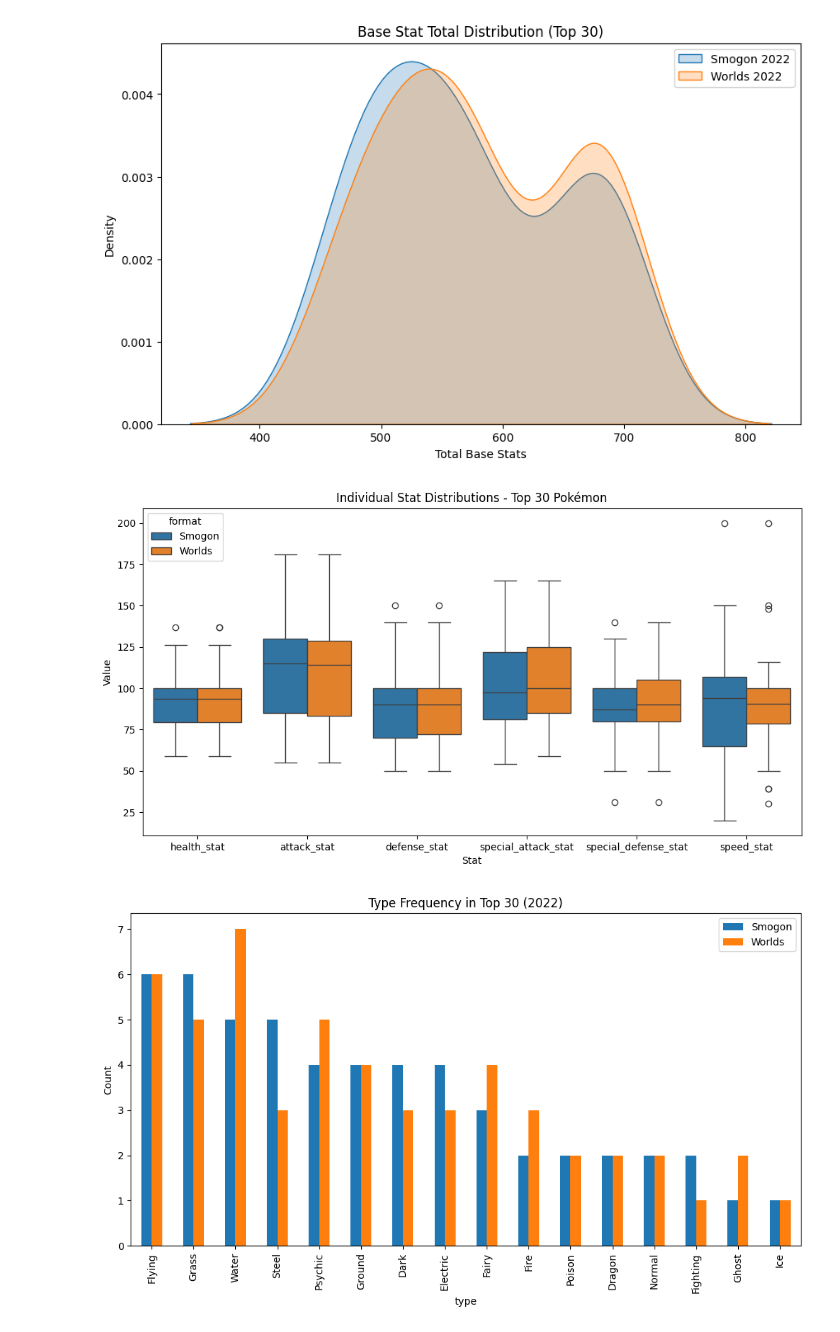
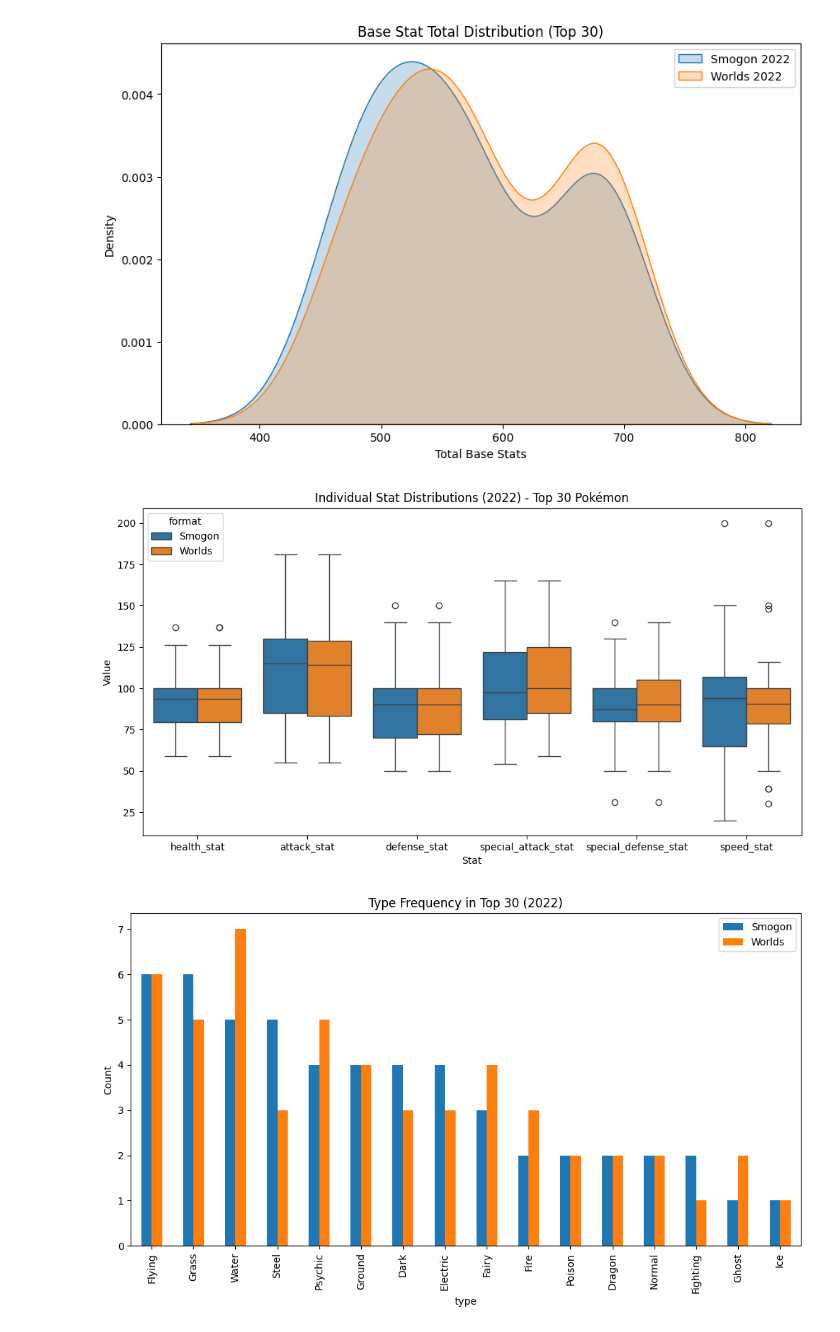
Before and after one commit to RHangal/pokemon-project, a Jupyter notebook: notebooks/02_2022_competitive_trends_eda.ipynb, the cells around one changed output. Saved outputs shown, nothing was run; the diff lists cells and outputs as text; code cells hidden in the pictures.

```diff
--- a/notebooks/02_2022_competitive_trends_eda.ipynb
+++ b/notebooks/02_2022_competitive_trends_eda.ipynb
@@ -125,18 +125,18 @@ plt.show()
 # %%
 stat_cols = ["health_stat", "attack_stat", "defense_stat",
              "special_attack_stat", "special_defense_stat", "speed_stat"]
 
 melted_stats = pd.concat([
     smogon_2022.assign(format="Smogon")[stat_cols + ["format"]],
     worlds_2022.assign(format="Worlds")[stat_cols + ["format"]]
 ]).melt(id_vars="format", var_name="Stat", value_name="Value")
 
 plt.figure(figsize=(12, 6))
 sns.boxplot(data=melted_stats, x="Stat", y="Value", hue="format")
-plt.title("Individual Stat Distributions - Top 30 Pokémon")
+plt.title("Individual Stat Distributions (2022) - Top 30 Pokémon")
 plt.show()
 # %% [output]
-[figure, old version]
+[figure, new version]
 # %%
 def get_type_counts(df):
     return Counter(df["primary_type"].tolist() + df["secondary_type"].dropna().tolist())
```
Also changed, not shown: 3 other files.
